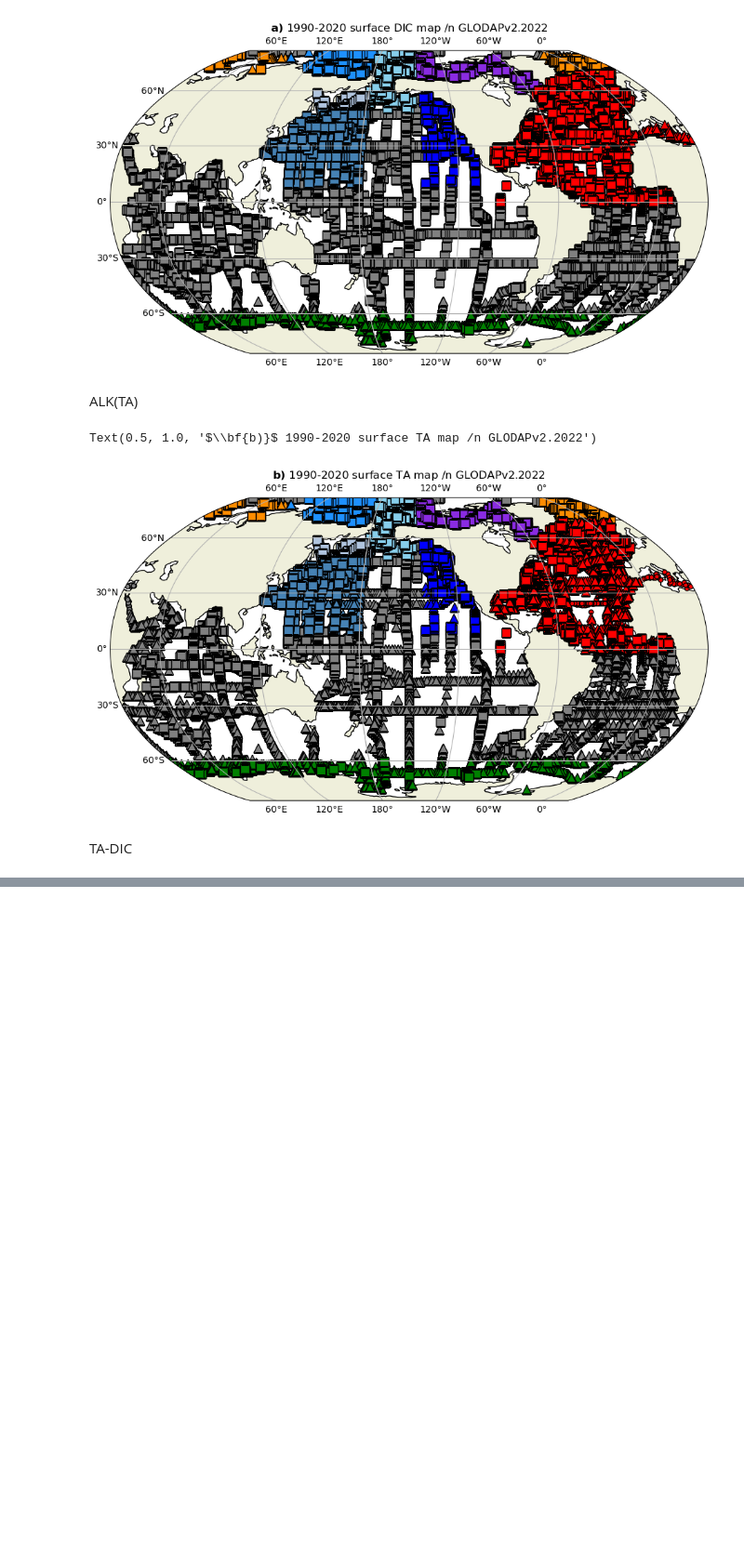
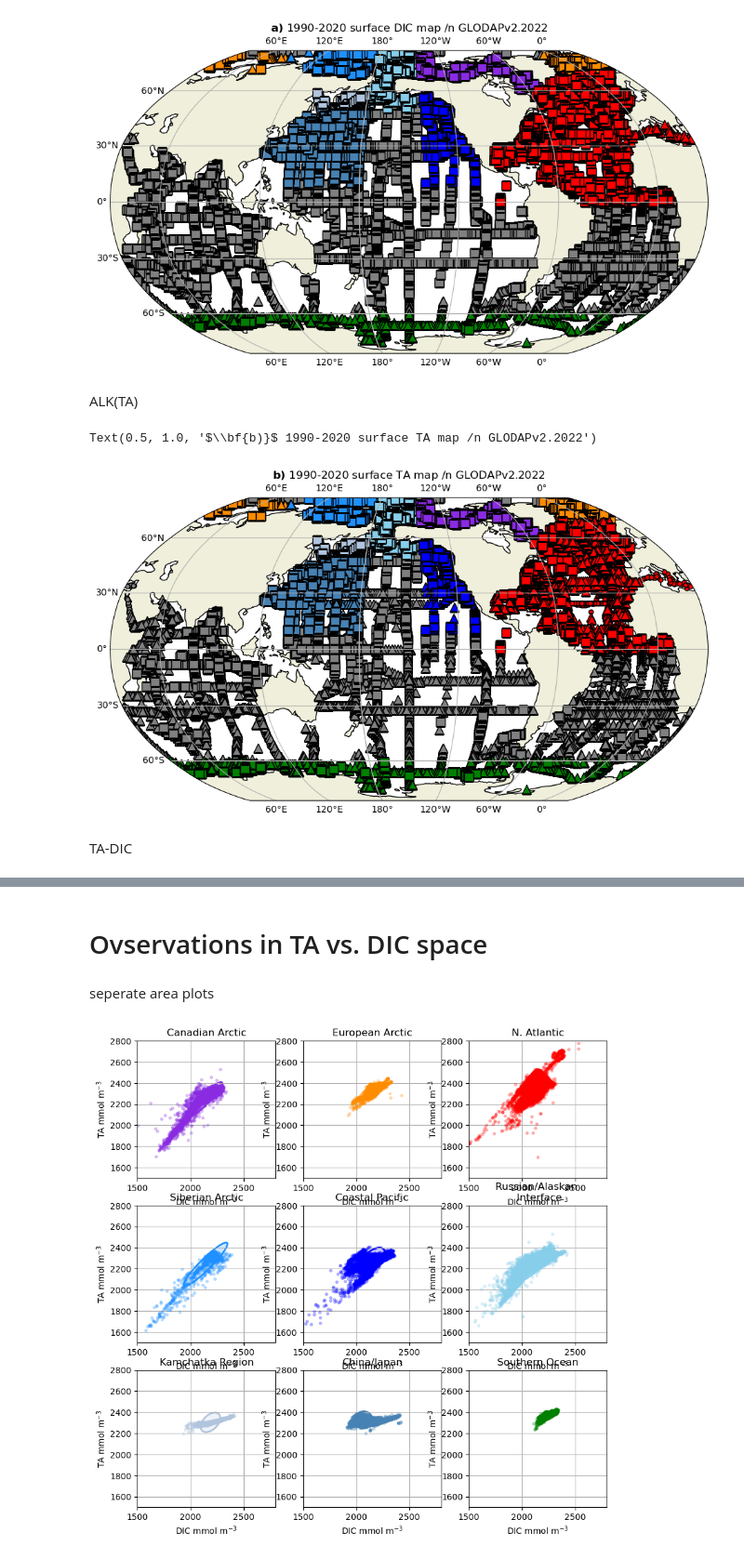
Before and after one commit to biu23/Carbonate_Chemistry_Models, a Jupyter notebook: test_script/GLODAP.ipynb, the cells around one changed output, grey strips where cells are left out. Shown at 93% size. Cells and saved outputs as stored; diff of their text form; code cells hidden in the pictures; blank space fills up the shorter version.

Commit message:
GLODAP depth plots

```diff
--- a/test_script/GLODAP.ipynb
+++ b/test_script/GLODAP.ipynb
@@ -430,0 +450,63 @@ plt.title(r'$\bf{c)}$ 1990-2020 surface TA-DIC map /n GLODAPv2.2022')
+# %% [markdown]
+# Ovservations in TA vs. DIC space
+# %% [markdown]
+seperate area plots
+# %%
+TA = np.zeros([130,130])
+DIC = np.zeros([130,130])
+
+for i in range(0,130):
+    DIC[:,i] = 1400 + 10*i
+for i in range(0,130):
+    TA[i,:] = 1400 + 10*i
+
+DIC_ar = DIC[0,:]
+TA_ar = TA[:,0]
+# %%
+talph = 0.25
+fact = 0.5
+omega_lev = 0.2
+from matplotlib.patches import Ellipse
+fig, axs = plt.subplots(3,3, figsize=(20*fact, 20*fact), facecolor='w', edgecolor='k')
+axs = axs.ravel()
+fs = 8
+tcol = 'black'
+tlw = 4.5
+tend = 130
+
+X = DIC_ar[0:tend]
+Y = TA_ar[0:tend]
+
+for i in range(1,len(list_places)):
+    geotag = (PLACES_withdat[list_places[i]]['geodat'])
+    tcol = (PLACES_withdat[list_places[i]]['colour'])
+    tnam = (PLACES_withdat[list_places[i]]['name'])
+    #print('(╯°□°）╯︵ ┻━┻')
+
+    x = tDIC[filt_comp & (tGEO == geotag)]
+    y = tALK[filt_comp & (tGEO == geotag)]
+
+    width = 300
+    height = 300
+    tang = 45
+    ellipse = Ellipse(xy=(np.nanmean(x), np.nanmean(y)), width=2*np.nanstd(y+x), height=2*np.nanstd(y-x), angle = 45,
+                            edgecolor=tcol, fc='None', lw=2)
+    axs[i-1].add_patch(ellipse)
+
+    axs[i-1].plot(x,y,\
+           color = tcol, marker = '.', linestyle = '',\
+           label = tnam, alpha = talph)
+
+    ellipse = Ellipse(xy=(np.nanmean(x), np.nanmean(y)), width=2*np.nanstd(y+x), height=2*np.nanstd(y-x), angle = 45,
+                            edgecolor=tcol, fc= tcol, lw=2, alpha = 0.2)
+    axs[i-1].add_patch(ellipse)
+
+    axs[i-1].set_xlim([1500,2800])
+    axs[i-1].set_ylim([1500,2800])
+    axs[i-1].grid()
+    axs[i-1].set_title(f'{tnam}')
+
+    axs[i-1].set_ylabel('TA mmol m$^{-3}$')
+    axs[i-1].set_xlabel('DIC mmol m$^{-3}$')
+# %% [output]
+[figure, added]
```
Also changed, not shown: parts of 12 cells of this notebook, 1 other file.
